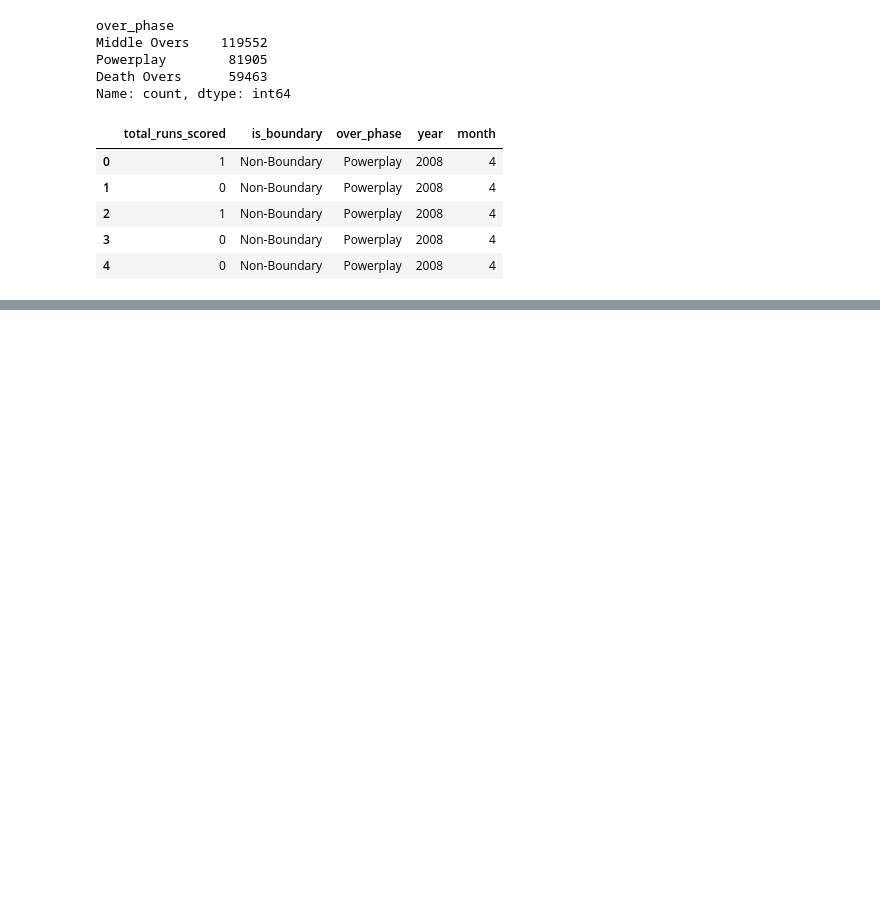
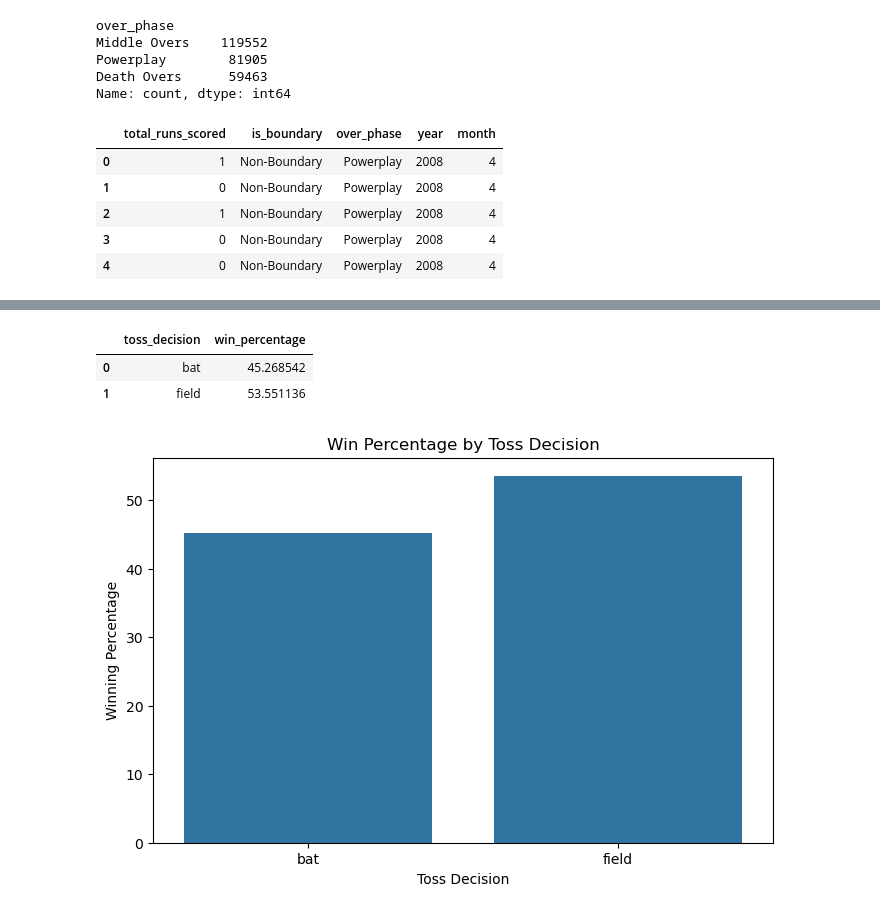
Before and after one commit to aryandhiman01/IPL-Match-Performance-Analysis, a Jupyter notebook: task.ipynb, the cells around one changed output, grey strips where cells are left out. Saved outputs shown, nothing was run; the diff lists cells and outputs as text; code cells hidden in the pictures; blank space fills up the shorter version.

```diff
--- a/task.ipynb
+++ b/task.ipynb
@@ -816,0 +1115,44 @@ ipl_df[
+# %%
+toss_analysis = (
+    matches.groupby("toss_decision")
+    .apply(
+        lambda x:
+        (
+            x["toss_winner"] ==
+            x["winner"]
+        ).mean()*100
+    )
+    .reset_index(
+        name="win_percentage"
+    )
+)
+
+toss_analysis
+# %% [output]
+|  | toss_decision | win_percentage |
+| 0 | bat | 45.268542 |
+| 1 | field | 53.551136 |
+# %%
+plt.figure(figsize=(8,5))
+
+sns.barplot(
+    data=toss_analysis,
+    x="toss_decision",
+    y="win_percentage"
+)
+
+plt.title(
+    "Win Percentage by Toss Decision"
+)
+
+plt.xlabel(
+    "Toss Decision"
+)
+
+plt.ylabel(
+    "Winning Percentage"
+)
+
+plt.show()
+# %% [output]
+[figure, added]
```
Also changed, not shown: parts of 55 cells of this notebook.
